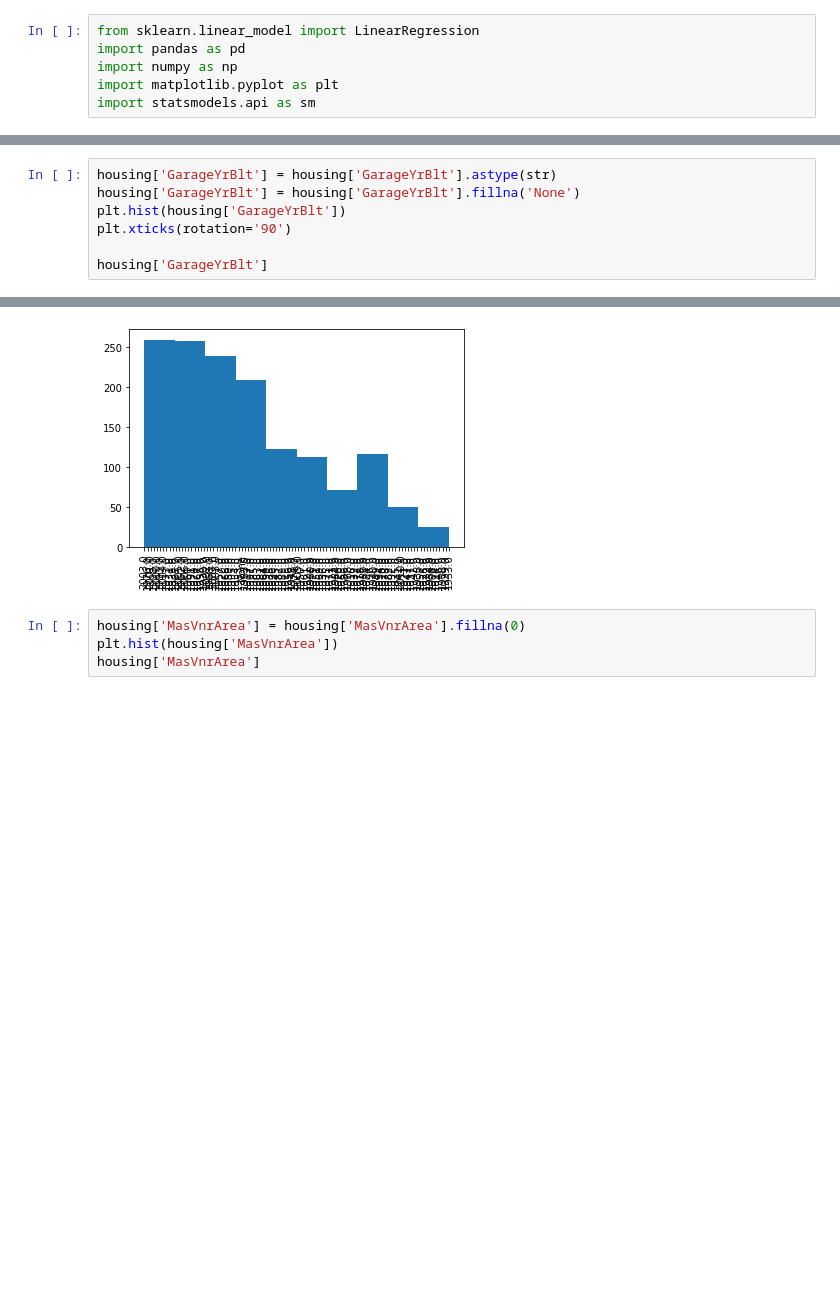
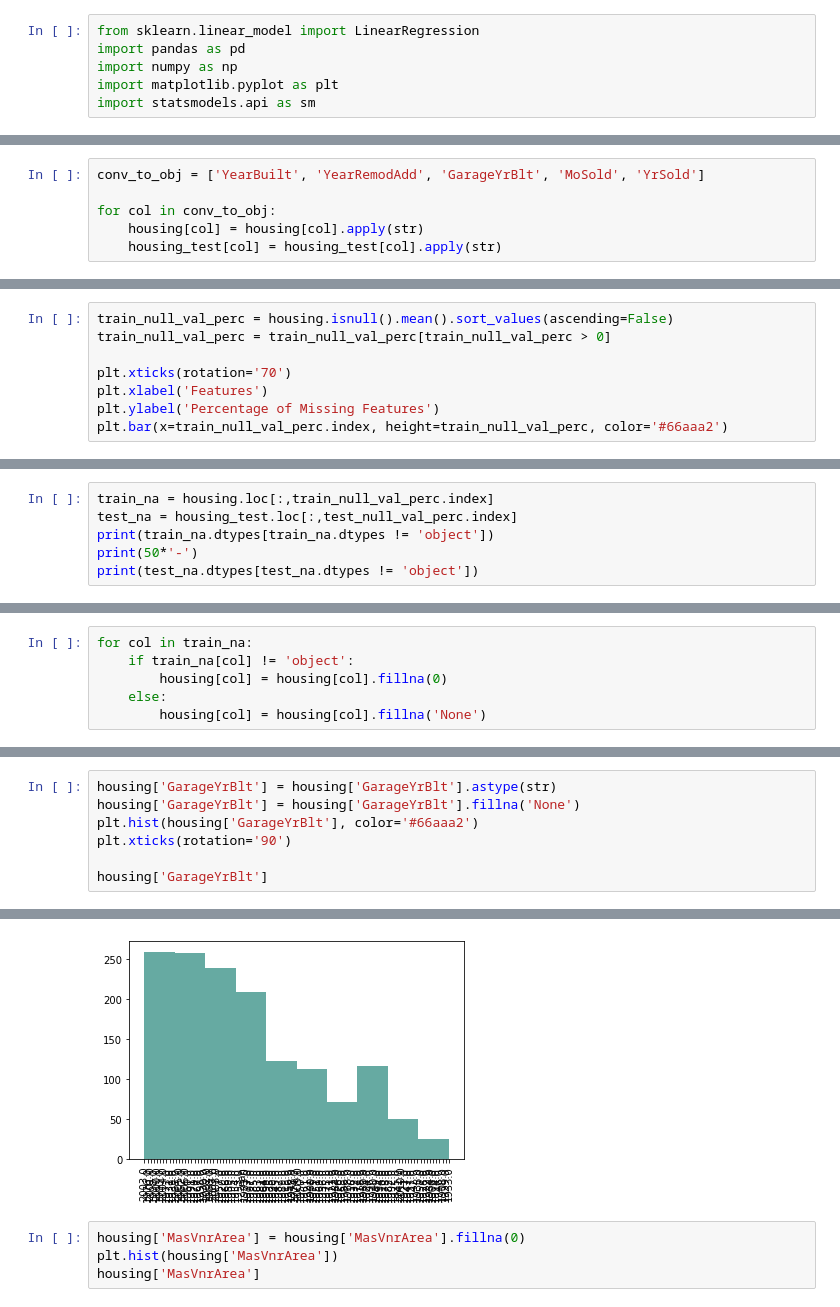
Before and after one commit to miggitymack/house-prices-advanced-regression-techniques, a Jupyter notebook: housing_prices.ipynb, the cells around one changed output, grey strips where cells are left out. Cells and saved outputs as stored; diff of their text form; blank space fills up the shorter version.

```diff
--- a/housing_prices.ipynb
+++ b/housing_prices.ipynb
@@ -44 +49,7 @@ Name: PoolQC, Length: 1460, dtype: object
+# %%
+conv_to_obj = ['YearBuilt', 'YearRemodAdd', 'GarageYrBlt', 'MoSold', 'YrSold']
+
+for col in conv_to_obj:
+    housing[col] = housing[col].apply(str)
+    housing_test[col] = housing_test[col].apply(str)
 # %%
@@ -57,0 +71,8 @@ sm.qqplot(housing['SalePrice'], line='s')
+# %%
+train_null_val_perc = housing.isnull().mean().sort_values(ascending=False)
+train_null_val_perc = train_null_val_perc[train_null_val_perc > 0]
+
+plt.xticks(rotation='70')
+plt.xlabel('Features')
+plt.ylabel('Percentage of Missing Features')
+plt.bar(x=train_null_val_perc.index, height=train_null_val_perc, color='#66aaa2')
@@ -57,0 +82,6 @@ sm.qqplot(housing['SalePrice'], line='s')
+# %%
+train_na = housing.loc[:,train_null_val_perc.index]
+test_na = housing_test.loc[:,test_null_val_perc.index]
+print(train_na.dtypes[train_na.dtypes != 'object'])
+print(50*'-')
+print(test_na.dtypes[test_na.dtypes != 'object'])
@@ -57,0 +106,6 @@ sm.qqplot(housing['SalePrice'], line='s')
+# %%
+for col in train_na:
+    if train_na[col] != 'object':
+        housing[col] = housing[col].fillna(0)
+    else:
+        housing[col] = housing[col].fillna('None')
@@ -74,25 +155,25 @@ Index(['PoolQC', 'MiscFeature', 'Alley', 'Fence', 'FireplaceQu', 'LotFrontage',
 # %%
 housing['GarageYrBlt'] = housing['GarageYrBlt'].astype(str)
 housing['GarageYrBlt'] = housing['GarageYrBlt'].fillna('None')
-plt.hist(housing['GarageYrBlt'])
+plt.hist(housing['GarageYrBlt'], color='#66aaa2')
 plt.xticks(rotation='90')
 
 housing['GarageYrBlt']
 # %% [output]
 Id
 1       2003.0
 2       1976.0
 3       2001.0
 4       1998.0
 5       2000.0
          ...
 1456    1999.0
 1457    1978.0
 1458    1941.0
 1459    1950.0
 1460    1965.0
 Name: GarageYrBlt, Length: 1460, dtype: object
-[figure, old version]
+[figure, new version]
 # %%
 housing['MasVnrArea'] = housing['MasVnrArea'].fillna(0)
 plt.hist(housing['MasVnrArea'])
```
Also changed, not shown: parts of 28 cells of this notebook, 10 other files.
